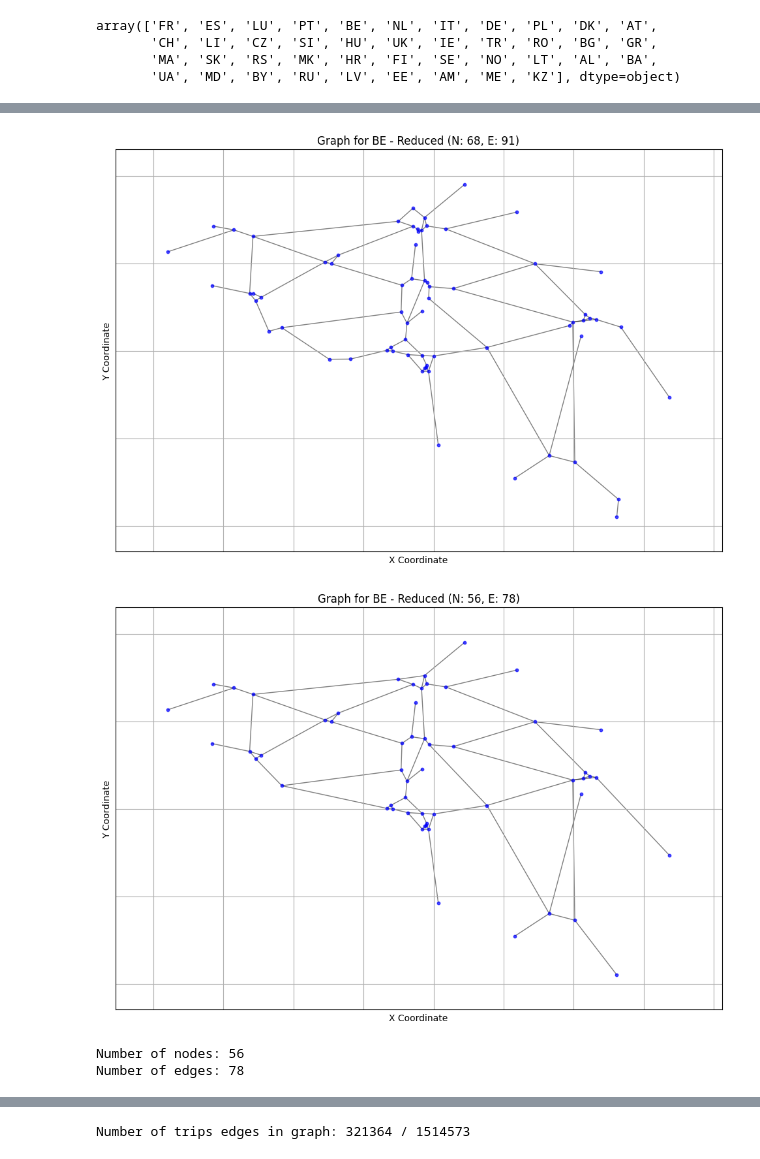
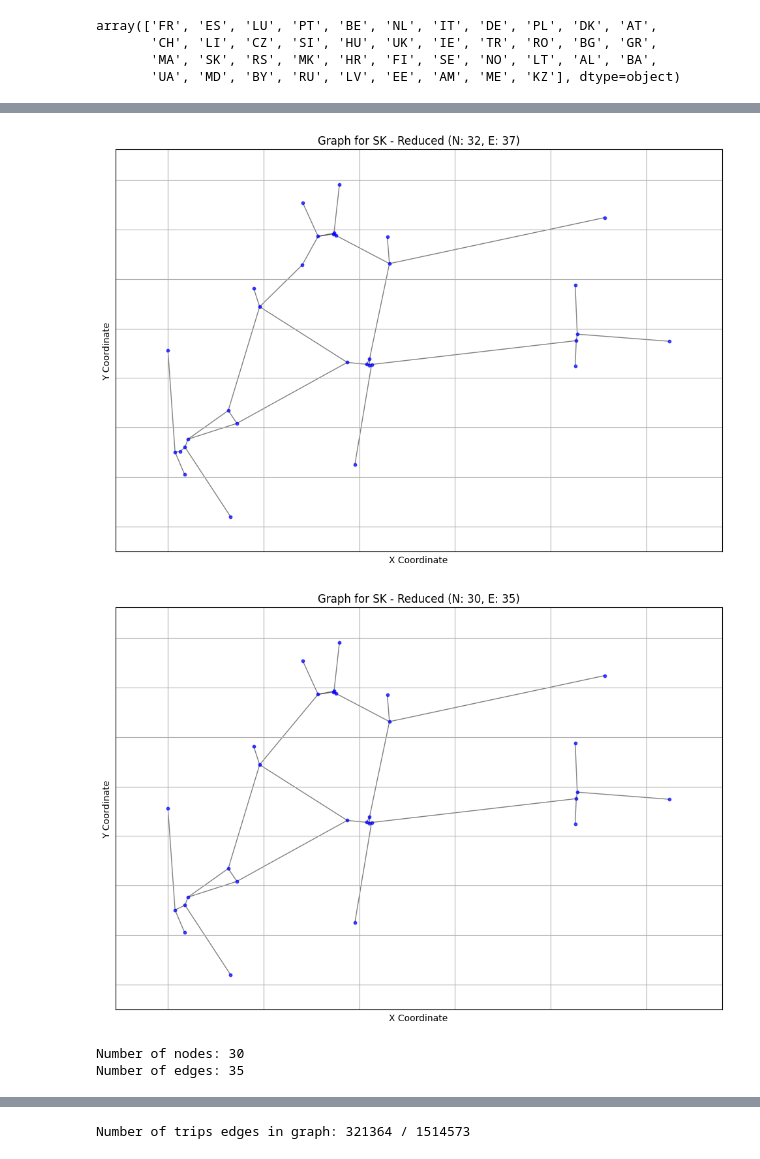
Before and after one commit to AI-for-Infrastructure-Management/imp-act, a Jupyter notebook: create_highway_network.ipynb, the cells around one changed output, grey strips where cells are left out. Drawn from its saved outputs; the diff is of its cells as text; code cells hidden in the pictures.

```diff
--- a/create_highway_network.ipynb
+++ b/create_highway_network.ipynb
@@ -27,5 +18,6 @@ Successfully installed lxml-5.1.0 networkx-3.2.1 numpy-1.26.3 pandas-2.1.4 pytz-
 Note: you may need to restart the kernel to use updated packages.
 # %%
+import os
 import pandas as pd
 import networkx as nx
 import matplotlib.pyplot as plt
@@ -47,6 +39,9 @@ for index, row in edges_df.iterrows():
 # Create a position dictionary from node coordinates
 pos = {row['Network_Node_ID']: (row['Network_Node_X'], row['Network_Node_Y']) for index, row in nodes_df.iterrows()}
 
+# Add position data for nodes to graph
+nx.set_node_attributes(G, pos, 'position')
+
 # Plotting the network
 plt.figure(figsize=(12, 8))
 nx.draw_networkx_nodes(G, pos, node_size=10, node_color='blue', alpha=0.7)
@@ -84,5 +86,5 @@ edges_df.head()
 # %%
-country = 'BE'
+country = 'SK'
 # %%
 # 2. Filtering for a Specific Country
 filtered_nodes = nodes_df[nodes_df['Country'] == country]
@@ -120,7 +122,7 @@ plt.show()
 import yaml
 
 # 3. Iterative Reduction of Nodes
-def remove_nodes_and_merge_edges(graph):
+def remove_nodes_and_merge_edges(graph, cleanup=False):
     for edge in graph.edges():
         if 'original' not in graph.edges[edge]:
             graph.edges[edge]['original'] = True
@@ -186,8 +188,9 @@ def remove_nodes_and_merge_edges(graph):
             edge_info['Network_Node_B_ID'] = edge[1]
             new_edge_info.append(edge_info)
             id += 1
-        #del graph.edges[edge]['node_ids']
-        #del graph.edges[edge]['edge_ids']
+        if cleanup:
+            del graph.edges[edge]['node_ids']
+            del graph.edges[edge]['edge_ids']
 
     return graph, new_edge_info
 
@@ -251,35 +254,45 @@ plt.ylabel('Y Coordinate')
 plt.grid(True)
 plt.show()
 # %% [output]
-[figure, old version]
+[figure, new version]
 # %%
+from pathlib import Path
+G_reduced_3, new_edge_info = remove_nodes_and_merge_edges(G_reduced_2.copy(), cleanup=True)
 
-G_reduced, new_edge_info = remove_nodes_and_merge_edges(G_reduced_2.copy())
+# create folder for country
+Path(f'data/countries/{country}').mkdir(parents=True, exist_ok=True)
 
 # 4. Store the Results
-#nx.write_graphml_lxml(G_reduced, f'data/graph-{country}-reduced.graphml')
+# Add position data for nodes to graph
+position_dict = {id: {"position_x":pos[0], "position_y":pos[1]} for id, pos in pos_filtered.items()}
+nx.set_node_attributes(G_reduced_3, position_dict)
+
+#print(G_reduced_3.nodes()[106886])
+
+nx.write_graphml_lxml(G_reduced_3, f'data/countries/{country}/graph.graphml')
 
 # store new edge information as yaml
-with open(f'data/{country}new-edges-reduced.yaml', 'w') as file:
+
+with open(f'data/countries/{country}/new-edges.yaml', 'w') as file:
     yaml.dump(new_edge_info, file)
 
 # 5. Plot the Reduced Network
 plt.figure(figsize=(12, 8))
-nx.draw_networkx_nodes(G_reduced, pos_filtered, node_size=10, node_color='blue', alpha=0.7)
-nx.draw_networkx_edges(G_reduced, pos_filtered, alpha=0.5)
+nx.draw_networkx_nodes(G_reduced_3, pos_filtered, node_size=10, node_color='blue', alpha=0.7)
+nx.draw_networkx_edges(G_reduced_3, pos_filtered, alpha=0.5)
 
-no_nodes = len(G_reduced.nodes())
-no_edges = len(G_reduced.edges())
+no_nodes = len(G_reduced_3.nodes())
+no_edges = len(G_reduced_3.edges())
 
 plt.title(f'Graph for {country} - Reduced (N: {no_nodes}, E: {no_edges})')
 plt.xlabel('X Coordinate')
 plt.ylabel('Y Coordinate')
 plt.grid(True)
 plt.show()
 
 print(f'Number of nodes: {no_nodes}')
 print(f'Number of edges: {no_edges}')
 # %% [output]
-[figure, old version]
+[figure, new version]
-Number of nodes: 56
-Number of edges: 78
+Number of nodes: 30
+Number of edges: 35
```
Also changed, not shown: parts of 9 cells of this notebook.
